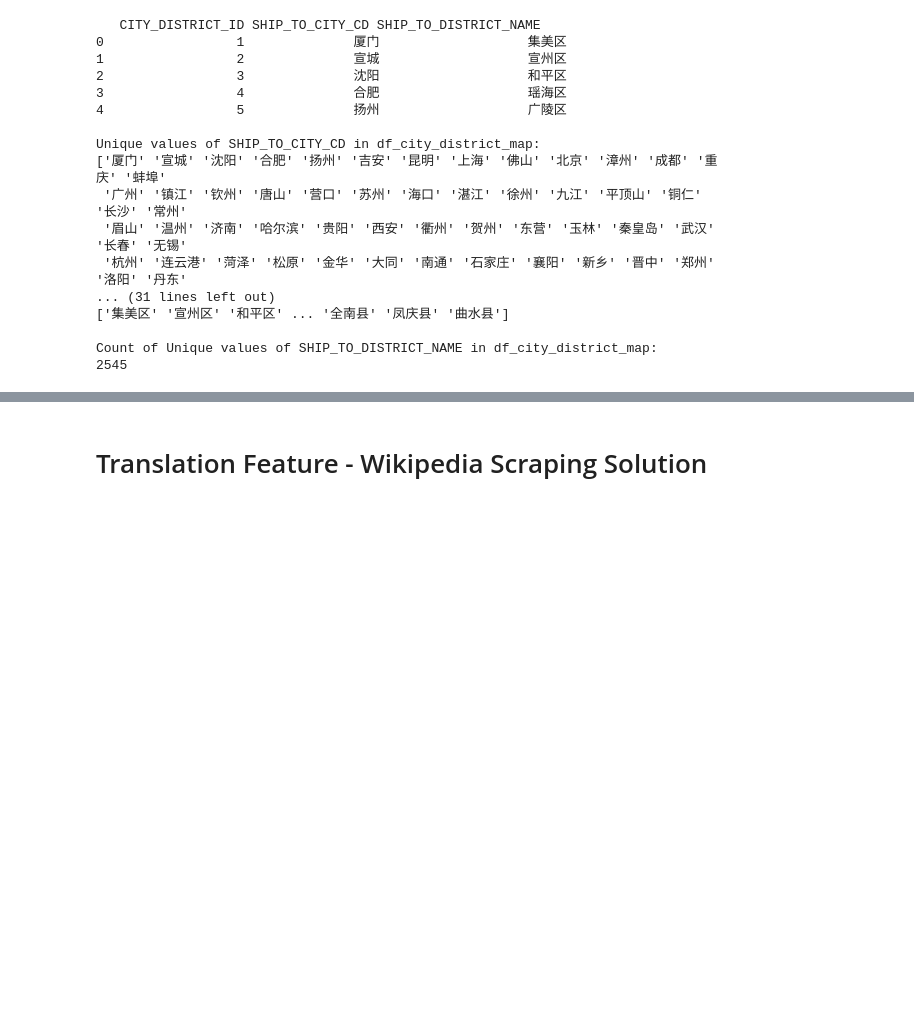
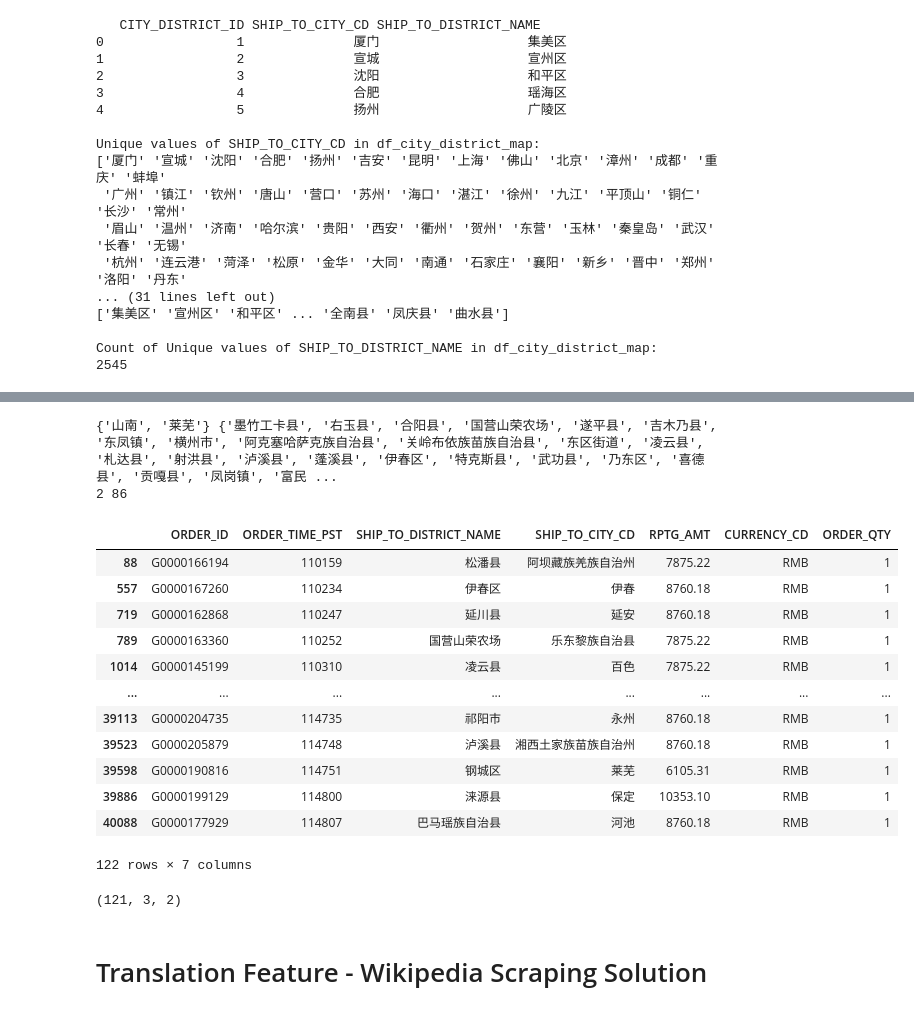
Before and after one commit to thatguylah/fluffy-fortnight, a Jupyter notebook: eda/exploratory_data_analysis.ipynb, the cells around one changed output, grey strips where cells are left out. Drawn from its saved outputs; the diff is of its cells as text; code cells hidden in the pictures; blank space fills up the shorter version.

```diff
--- a/eda/exploratory_data_analysis.ipynb
+++ b/eda/exploratory_data_analysis.ipynb
@@ -312,3 +238,65 @@ Time to run AutoViz = 9 seconds
+# %%
+# Find rows where SHIP_TO_CITY_CD and SHIP_TO_DISTRICT_NAME in df_json is not present in df_city_district_map
+
+# Extract CITY_CD and DISTRICT_NAME from df_json
+city_cd_json = df_json['SHIP_TO_CITY_CD'].unique()
+district_name_json = df_json["SHIP_TO_DISTRICT_NAME"].unique()
+
+# Extract CITY_CD and DISTRICT_NAME from the mapping table
+city_cd_map = df_city_district_map['SHIP_TO_CITY_CD'].unique()
+district_name_map = df_city_district_map['SHIP_TO_DISTRICT_NAME'].unique()
+
+# Find CITY_CD and DISTRICT_NAME from JSON that are not in the mapping table
+missing_city_cd = set(city_cd_json) - set(city_cd_map)
+missing_district_name = set(district_name_json) -  set(district_name_map)
+
+print(missing_city_cd, missing_district_name)
+print(len(missing_city_cd), len(missing_district_name))
+# %% [output]
+{'山南', '莱芜'} {'墨竹工卡县', '右玉县', '合阳县', '国营山荣农场', '遂平县', '吉木乃县', '东凤镇', '横州市', '阿克塞哈萨克族自治县', '关岭布依族苗族自治县', '东区街道', '凌云县', '札达县', '射洪县', '泸溪县', '蓬溪县', '伊春区', '特克斯县', '武功县', '乃东区', '喜德县', '贡嘎县', '凤岗镇', '富民 ...
+2 86
+# %%
+# Filter df_json rows which cannot be joined to mapping table
+unjoinable_rows = df_json[~df_json['SHIP_TO_CITY_CD'].isin(set(city_cd_map)) | ~df_json['SHIP_TO_DISTRICT_NAME'].isin(set(district_name_map))]
+
+unjoinable_rows
+# %% [output]
+|  | ORDER_ID | ORDER_TIME_PST | SHIP_TO_DISTRICT_NAME | SHIP_TO_CITY_CD | RPTG_AMT | CURRENCY_CD | ORDER_QTY |
+| 88 | G0000166194 | 110159 | 松潘县 | 阿坝藏族羌族自治州 | 7875.22 | RMB | 1 |
+| 557 | G0000167260 | 110234 | 伊春区 | 伊春 | 8760.18 | RMB | 1 |
+| 719 | G0000162868 | 110247 | 延川县 | 延安 | 8760.18 | RMB | 1 |
+| 789 | G0000163360 | 110252 | 国营山荣农场 | 乐东黎族自治县 | 7875.22 | RMB | 1 |
+| 1014 | G0000145199 | 110310 | 凌云县 | 百色 | 7875.22 | RMB | 1 |
+| ... | ... | ... | ... | ... | ... | ... | ... |
+| 39113 | G0000204735 | 114735 | 祁阳市 | 永州 | 8760.18 | RMB | 1 |
+| 39523 | G0000205879 | 114748 | 泸溪县 | 湘西土家族苗族自治州 | 8760.18 | RMB | 1 |
+| 39598 | G0000190816 | 114751 | 钢城区 | 莱芜 | 6105.31 | RMB | 1 |
+| 39886 | G0000199129 | 114800 | 涞源县 | 保定 | 10353.10 | RMB | 1 |
+| 40088 | G0000177929 | 114807 | 巴马瑶族自治县 | 河池 | 8760.18 | RMB | 1 |
+122 rows × 7 columns
+# %%
+# Determine the reason why the rows are unjoinable
+
+# Find rows where DISTRICT is not in the mapping table
+unjoinable_due_to_district = unjoinable_rows[~unjoinable_rows['SHIP_TO_DISTRICT_NAME'].isin(set(district_name_map))]
+
+# Find rows where CITY is not in the mapping table
+unjoinable_due_to_city = unjoinable_rows[~unjoinable_rows['SHIP_TO_CITY_CD'].isin(set(city_cd_map))]
+
+# Find rows where both CITY and DISTRICT pair is not in the mapping table
+unjoinable_due_to_both = unjoinable_rows[
+    (~unjoinable_rows['SHIP_TO_DISTRICT_NAME'].isin(set(district_name_map))) &
+    (~unjoinable_rows['SHIP_TO_CITY_CD'].isin(set(city_cd_map)))
+]
+
+# Get counts for each category
+count_due_to_district = unjoinable_due_to_district.shape[0]
+count_due_to_city = unjoinable_due_to_city.shape[0]
+count_due_to_both = unjoinable_due_to_both.shape[0]
+
+count_due_to_district, count_due_to_city, count_due_to_both
+# %% [output]
+(121, 3, 2)
 # %% [markdown]
 # Translation Feature - Wikipedia Scraping Solution
 # %%
```
Also changed, not shown: parts of 17 cells of this notebook, 4 other files.
